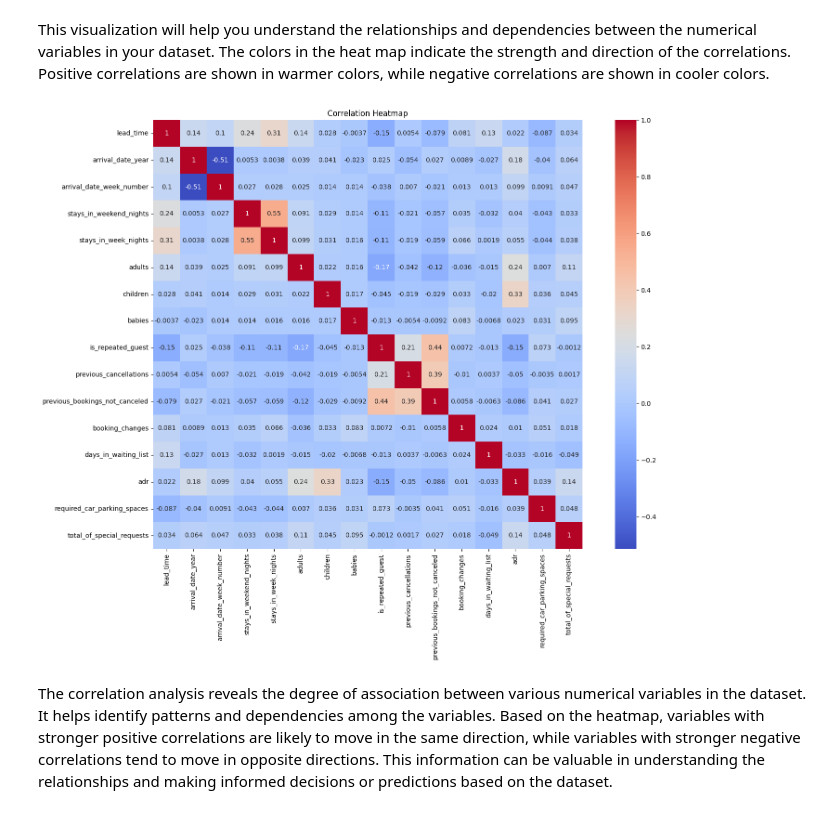
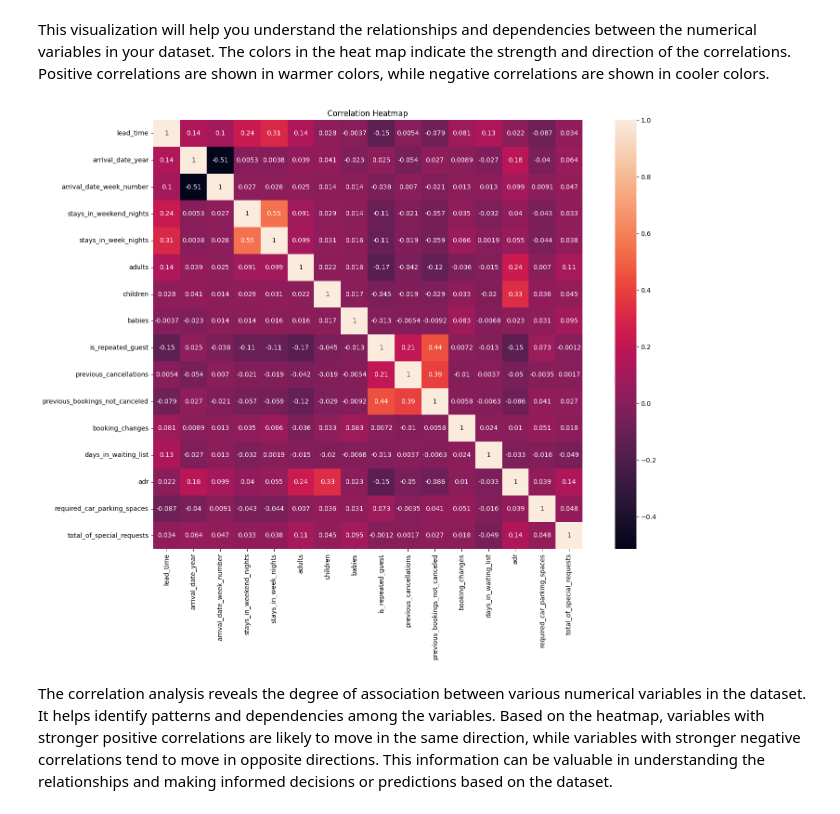
Before and after one commit to Palak730/EDA-hotelbookingcancellation, a Jupyter notebook: Hotelbookiganalysis.ipynb, the cells around one changed output. Drawn from its saved outputs; the diff is of its cells as text; code cells hidden in the pictures.

```diff
--- a/Hotelbookiganalysis.ipynb
+++ b/Hotelbookiganalysis.ipynb
@@ -607,20 +607,20 @@ This visualization will help you understand the relationships and dependencies b
 # %%
 # Select the numerical columns for correlation analysis
 numerical_columns = ['lead_time', 'arrival_date_year', 'arrival_date_week_number', 'stays_in_weekend_nights',
                      'stays_in_week_nights', 'adults', 'children', 'babies', 'is_repeated_guest', 'previous_cancellations',
                      'previous_bookings_not_canceled', 'booking_changes', 'days_in_waiting_list', 'adr', 'required_car_parking_spaces',
                      'total_of_special_requests']
 
 # Calculate the correlation matrix
 corr_matrix = df[numerical_columns].corr()
 
 # Generate a correlation heat map
 plt.figure(figsize=(18,12))
-sns.heatmap(corr_matrix, annot=True, cmap='coolwarm', square=True)
+sns.heatmap(corr_matrix, annot=True, square=True)
 plt.title('Correlation Heatmap')
 plt.show()
 # %% [output]
-[figure, old version]
+[figure, new version]
 # %% [markdown]
 The correlation analysis reveals the degree of association between various numerical variables in the dataset. It helps identify patterns and dependencies among the variables. Based on the heatmap, variables with stronger positive correlations are likely to move in the same direction, while variables with stronger negative correlations tend to move in opposite directions. This information can be valuable in understanding the relationships and making informed decisions or predictions based on the dataset.
 # %% [markdown]
```
Also changed, not shown: parts of 2 cells of this notebook.
